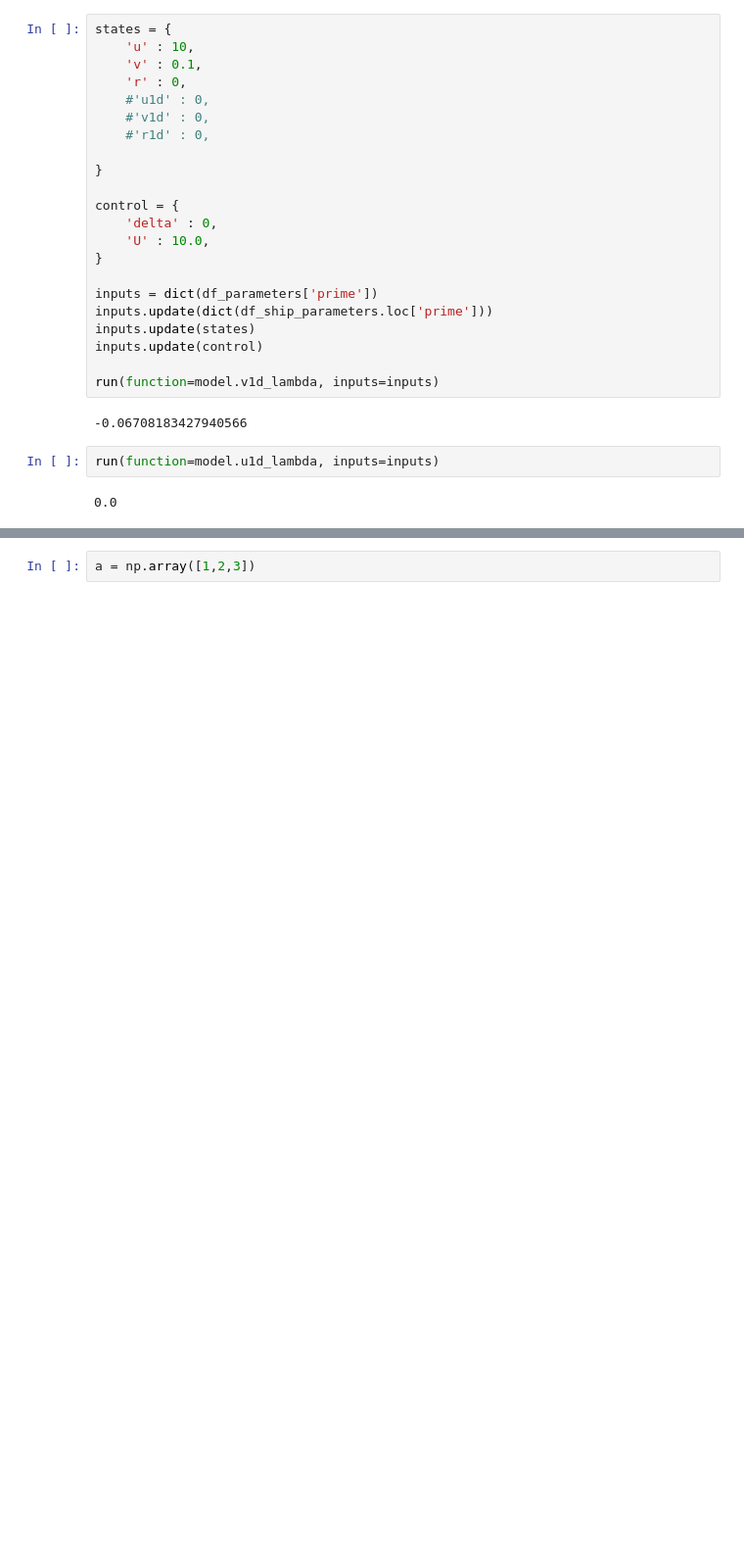
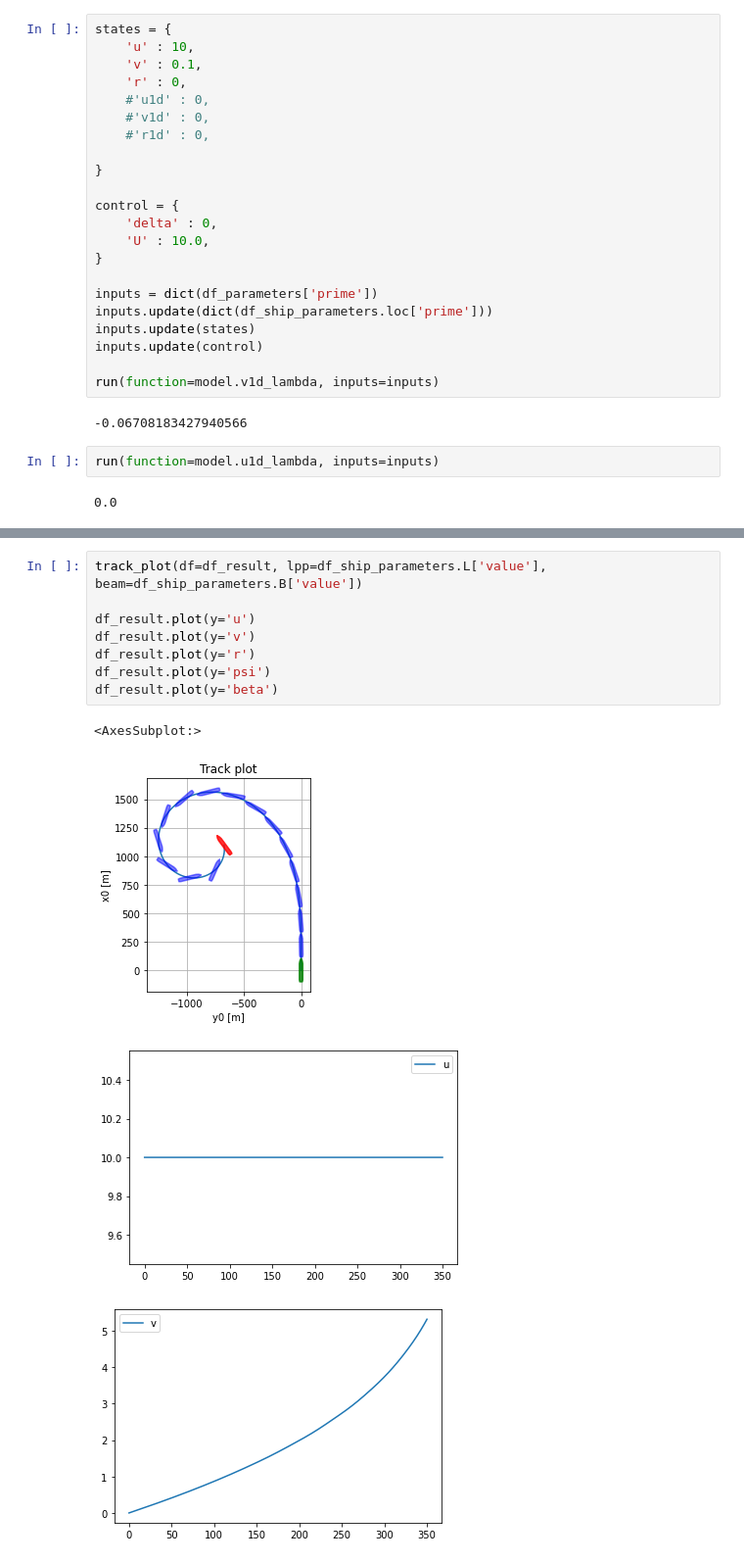
Before and after one commit to martinlarsalbert/VesselManoeuvringModels, a Jupyter notebook: notebooks/06.01_linear_VMM.ipynb, the cells around one changed output, grey strips where cells are left out. Shown at 98% size. Saved outputs shown, nothing was run; the diff lists cells and outputs as text; blank space fills up the shorter version.

```diff
--- a/notebooks/06.01_linear_VMM.ipynb
+++ b/notebooks/06.01_linear_VMM.ipynb
@@ -306,2 +294,13 @@ df_result.plot(y='r')
-# %%
-a = np.array([1,2,3])
+# %%
+track_plot(df=df_result, lpp=df_ship_parameters.L['value'], beam=df_ship_parameters.B['value'])
+
+df_result.plot(y='u')
+df_result.plot(y='v')
+df_result.plot(y='r')
+df_result.plot(y='psi')
+df_result.plot(y='beta')
+# %% [output]
+<AxesSubplot:>
+[figure, added]
+[figure, added]
+[figure, added]
```
Also changed, not shown: parts of 9 cells of this notebook, 1 other file.
